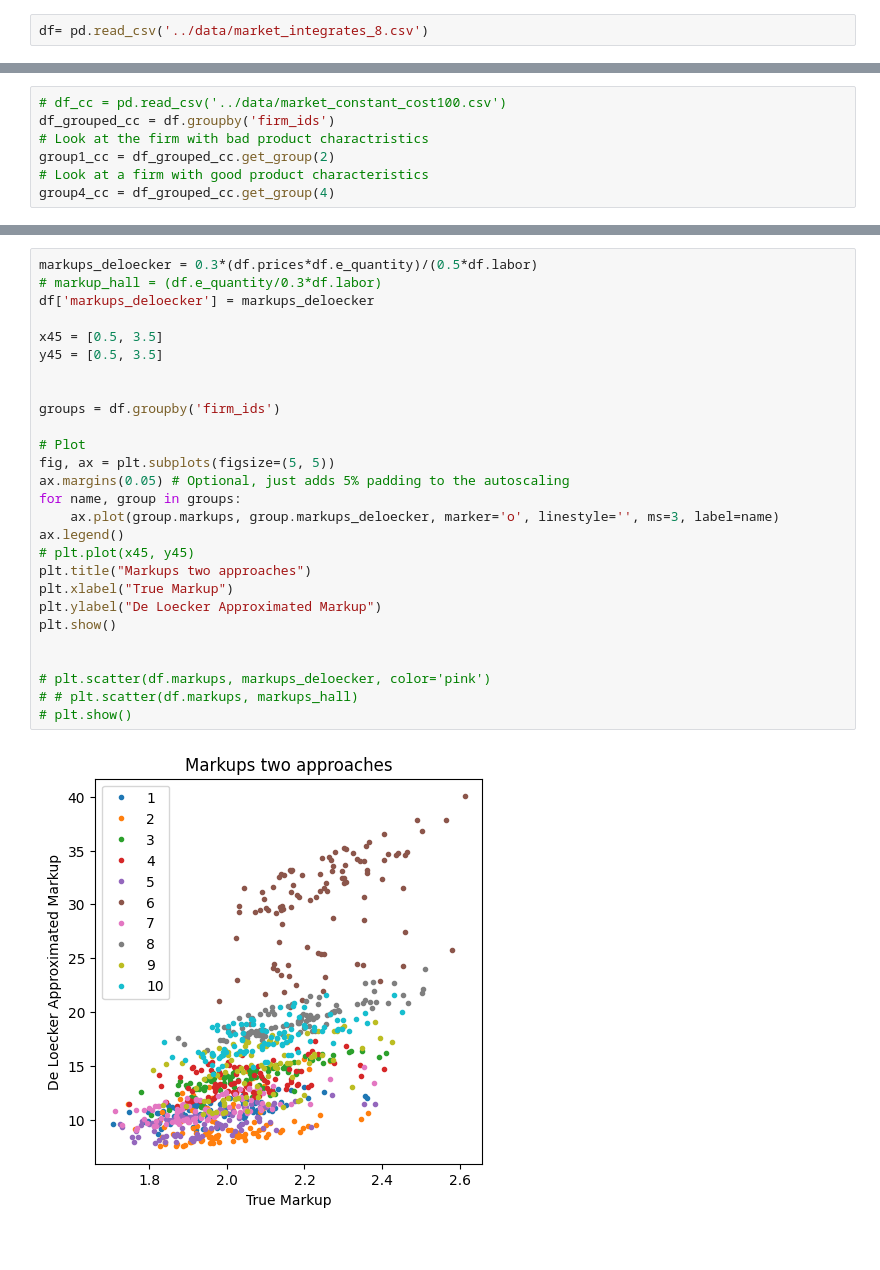
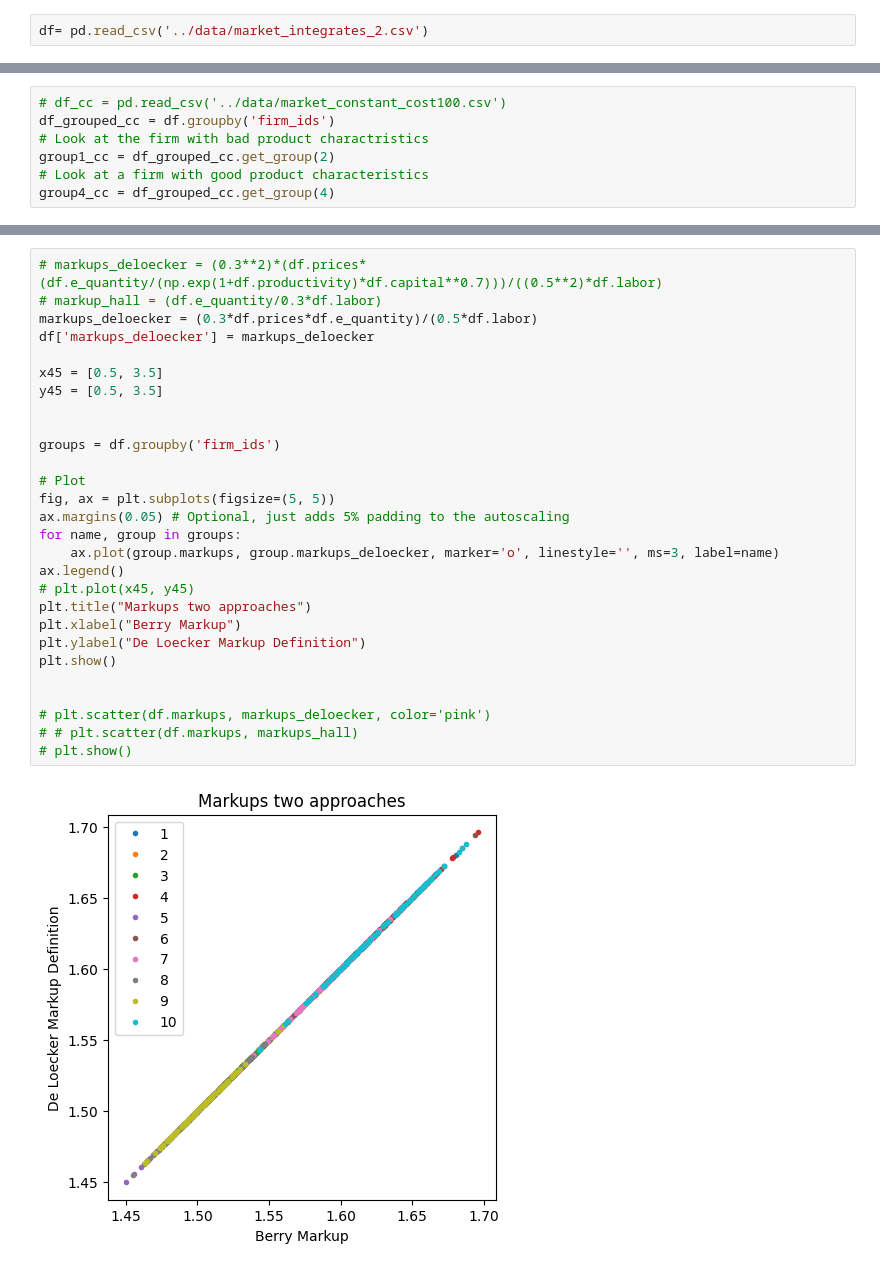
Before and after one commit to anuscabc/markdown_estimation, a Jupyter notebook: plots/plot_single_run_integrated.ipynb, the cells around one changed output, grey strips where cells are left out. Drawn from its saved outputs; the diff is of its cells as text.

Commit message:
Markups the same i can now sleep at night

```diff
--- a/plots/plot_single_run_integrated.ipynb
+++ b/plots/plot_single_run_integrated.ipynb
@@ -4,7 +4,7 @@ import matplotlib.pyplot as plt
 import seaborn as sns
 import numpy as np
 # %%
-df= pd.read_csv('../data/market_integrates_8.csv')
+df= pd.read_csv('../data/market_integrates_2.csv')
 # %%
 fig, (ax1, ax2) = plt.subplots(1, 2)
 
@@ -106,29 +106,30 @@ plt.savefig('correlation_map_model.pdf')
 # %%
-markups_deloecker = 0.3*(df.prices*df.e_quantity)/(0.5*df.labor)
+# markups_deloecker = (0.3**2)*(df.prices*(df.e_quantity/(np.exp(1+df.productivity)*df.capital**0.7)))/((0.5**2)*df.labor)
 # markup_hall = (df.e_quantity/0.3*df.labor)
+markups_deloecker = (0.3*df.prices*df.e_quantity)/(0.5*df.labor)
 df['markups_deloecker'] = markups_deloecker
 
 x45 = [0.5, 3.5]
 y45 = [0.5, 3.5]
 
 
 groups = df.groupby('firm_ids')
 
 # Plot
 fig, ax = plt.subplots(figsize=(5, 5))
 ax.margins(0.05) # Optional, just adds 5% padding to the autoscaling
 for name, group in groups:
     ax.plot(group.markups, group.markups_deloecker, marker='o', linestyle='', ms=3, label=name)
 ax.legend()
 # plt.plot(x45, y45)
 plt.title("Markups two approaches")
-plt.xlabel("True Markup")
-plt.ylabel("De Loecker Approximated Markup")
+plt.xlabel("Berry Markup")
+plt.ylabel("De Loecker Markup Definition")
 plt.show()
 
 
 # plt.scatter(df.markups, markups_deloecker, color='pink')
 # # plt.scatter(df.markups, markups_hall)
 # plt.show()
 # %% [output]
-[figure, old version]
+[figure, new version]
```
Also changed, not shown: parts of 6 cells of this notebook, 6 other files.
